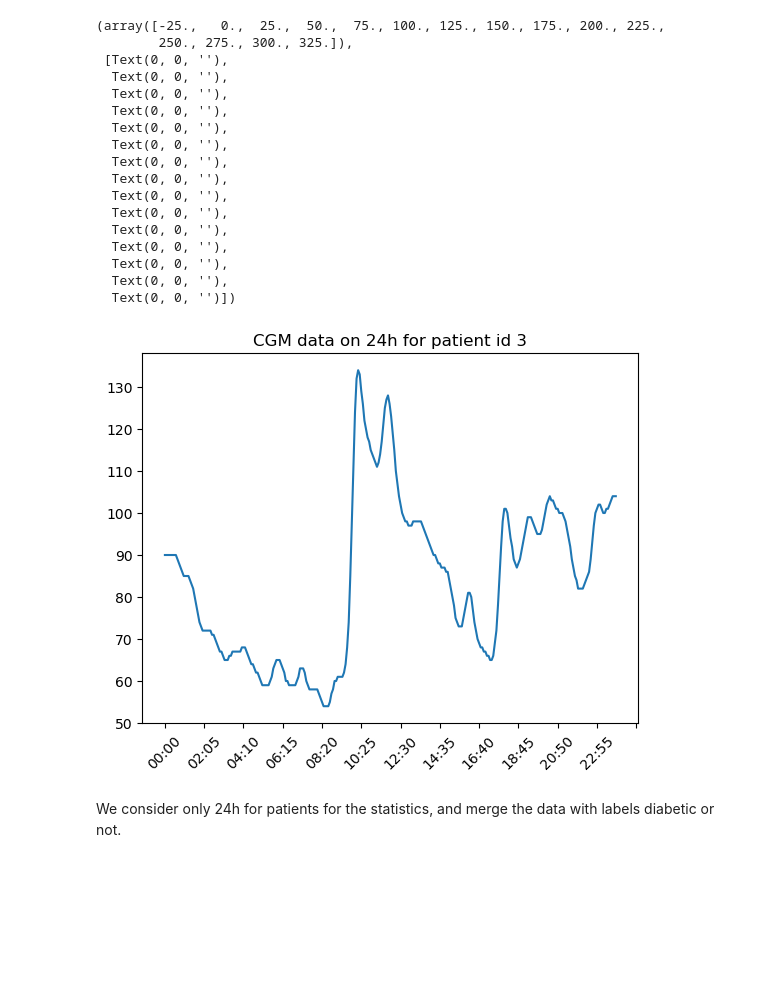
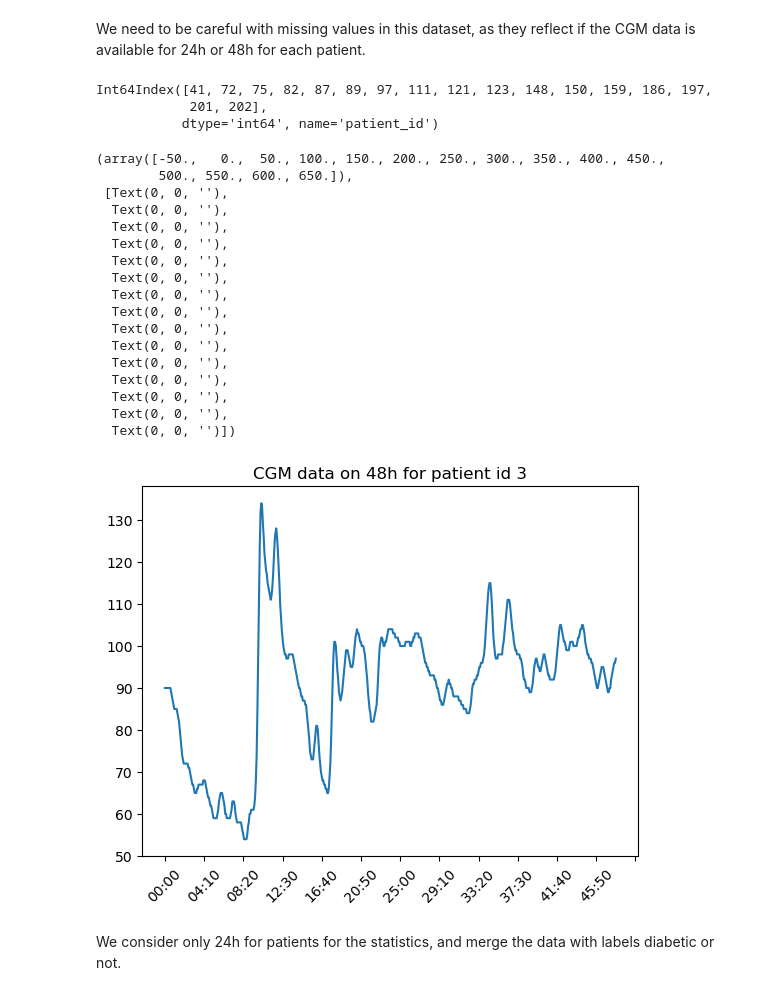
Before and after one commit to AlexandreChaussard/Datacamp-Project, a Jupyter notebook: notebooks/data_viz_cgm.ipynb, the cells around one changed output. Cells and saved outputs as stored; diff of their text form; code cells hidden in the pictures; blank space fills up the shorter version.

```diff
--- a/notebooks/data_viz_cgm.ipynb
+++ b/notebooks/data_viz_cgm.ipynb
@@ -25,0 +16,13 @@ cgm_24h.head()
+# %%
+def get_cgm_data(path='../'):
+    data = pd.read_csv(path + 'external_data.csv')
+    data.set_index('patient_id', inplace=True)
+    return data
+
+def get_patient_cgm_data(patient_id, path='../'):
+    cgm_data = get_cgm_data(path)
+    patient_cgm = cgm_data.loc[patient_id]
+    patient_cgm.dropna(inplace=True)
+    return patient_cgm
+
+cgm_data = get_patient_cgm_data(1)
@@ -25,0 +38,3 @@ cgm_24h.head()
+# %%
+cgm_all_data = get_cgm_data()
+cgm_all_data.head()
@@ -26,27 +50,37 @@ cgm_24h.head()
+# %% [markdown]
+We need to be careful with missing values in this dataset, as they reflect if the CGM data is available for 24h or 48h for each patient.
+# %%
+# patient with only 24 hours of CGM data
+patients_24h = cgm_all_data[cgm_all_data.isna().sum(axis=1)!=0].index
+patients_24h
+# %% [output]
+Int64Index([41, 72, 75, 82, 87, 89, 97, 111, 121, 123, 148, 150, 159, 186, 197,
+            201, 202],
+           dtype='int64', name='patient_id')
 # %%
 fig, ax = plt.subplots(1, 1)
-plt.title("CGM data on 24h for patient id 3")
+plt.title("CGM data on 48h for patient id 3")
 ax.xaxis.set_major_locator(plt.MaxNLocator(15))
-ax.plot(cgm_24h.loc["3_1"])
+ax.plot(cgm_all_data.loc[3])
 plt.xticks(rotation=45)
 # %% [output]
-(array([-25.,   0.,  25.,  50.,  75., 100., 125., 150., 175., 200., 225.,
-        250., 275., 300., 325.]),
+(array([-50.,   0.,  50., 100., 150., 200., 250., 300., 350., 400., 450.,
+        500., 550., 600., 650.]),
  [Text(0, 0, ''),
   Text(0, 0, ''),
   Text(0, 0, ''),
   Text(0, 0, ''),
   Text(0, 0, ''),
   Text(0, 0, ''),
   Text(0, 0, ''),
   Text(0, 0, ''),
   Text(0, 0, ''),
   Text(0, 0, ''),
   Text(0, 0, ''),
   Text(0, 0, ''),
   Text(0, 0, ''),
   Text(0, 0, ''),
   Text(0, 0, '')])
-[figure, old version]
+[figure, new version]
 # %% [markdown]
 We consider only 24h for patients for the statistics, and merge the data with labels diabetic or not.
```
Also changed, not shown: parts of 19 cells of this notebook.
